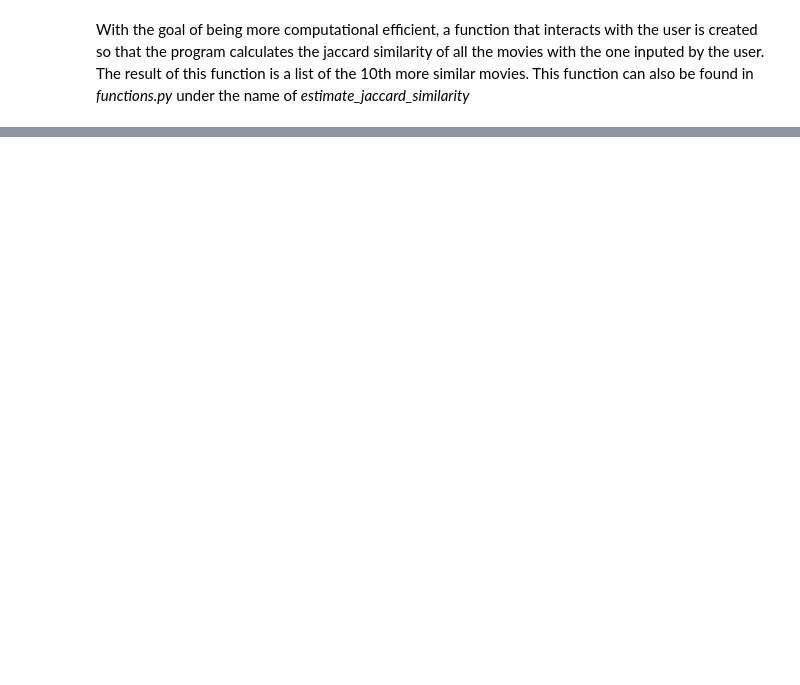
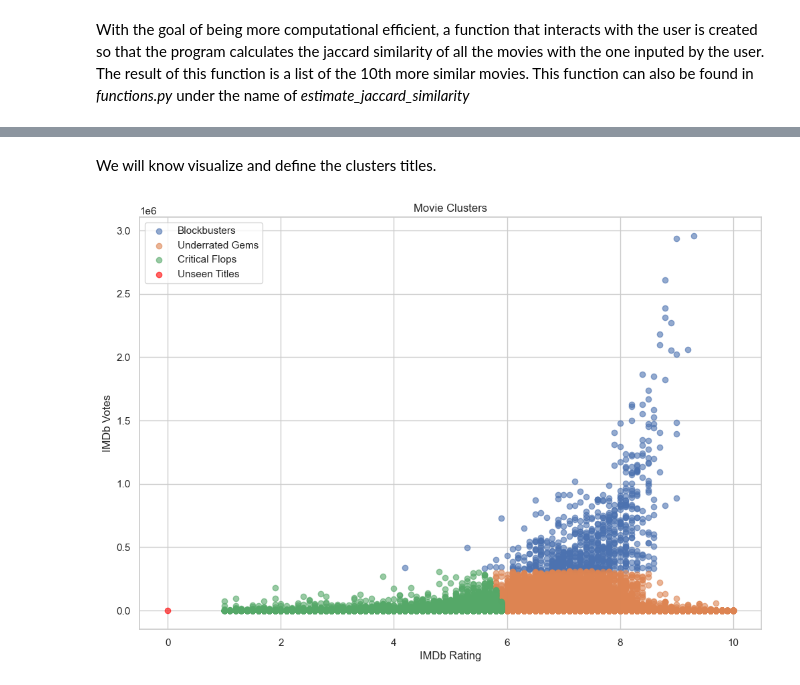
Before and after one commit to paulagambus/ctds_project, a Jupyter notebook: ctds_g6_project.ipynb, the cells around one changed output, grey strips where cells are left out. Cells and saved outputs as stored; diff of their text form; code cells hidden in the pictures; blank space fills up the shorter version.

Commit message:
Clustering addition and explanation

```diff
--- a/ctds_g6_project.ipynb
+++ b/ctds_g6_project.ipynb
@@ -427,0 +483,6 @@ AttributeError: module 'functions' has no attribute 'estimate_jaccard_similarity
+# %%
+# convert to 0 all nan values in the column imdb_votes
+main_complete['imdb_votes'] = main_complete['imdb_votes'].fillna(0)
+
+# convert to 0 all nan values in the column imdb_rating
+main_complete['imdb_rating'] = main_complete['imdb_rating'].fillna(0)
@@ -427,0 +538,38 @@ AttributeError: module 'functions' has no attribute 'estimate_jaccard_similarity
+# %% [markdown]
+We will know visualize and define the clusters titles.
+# %%
+# Define cluster titles
+cluster_titles = {
+    2: 'Blockbusters',
+    0: 'Underrated Gems',
+    1: 'Critical Flops',
+    3: 'Unseen Titles'
+}
+
+clustered_movies = cluster_data.copy()  # Movies used in k-means clustering
+unseen_movies = unseen_titles.copy()    # Movies with 0 votes and 0 ratings
+
+# Plot clustered movies
+plt.figure(figsize=(12, 8))
+
+# Plot each cluster
+for cluster, title in cluster_titles.items():
+    if cluster != 3:
+        cluster_subset = clustered_movies[clustered_movies['cluster'] == cluster]
+        plt.scatter(cluster_subset['imdb_rating'], cluster_subset['imdb_votes'],
+                    label=title, alpha=0.6)
+
+# Plot "Unseen Titles"
+plt.scatter(0, 0, c='red', label=cluster_titles[3],  alpha=0.6)
+
+
+plt.title('Movie Clusters')
+plt.xlabel('IMDb Rating')
+plt.ylabel('IMDb Votes')
+plt.legend(loc='upper left', frameon=True)
+plt.grid(True)
+
+
+plt.show()
+# %% [output]
+[figure, added]
```
Also changed, not shown: parts of 30 cells of this notebook, 1 other file.
